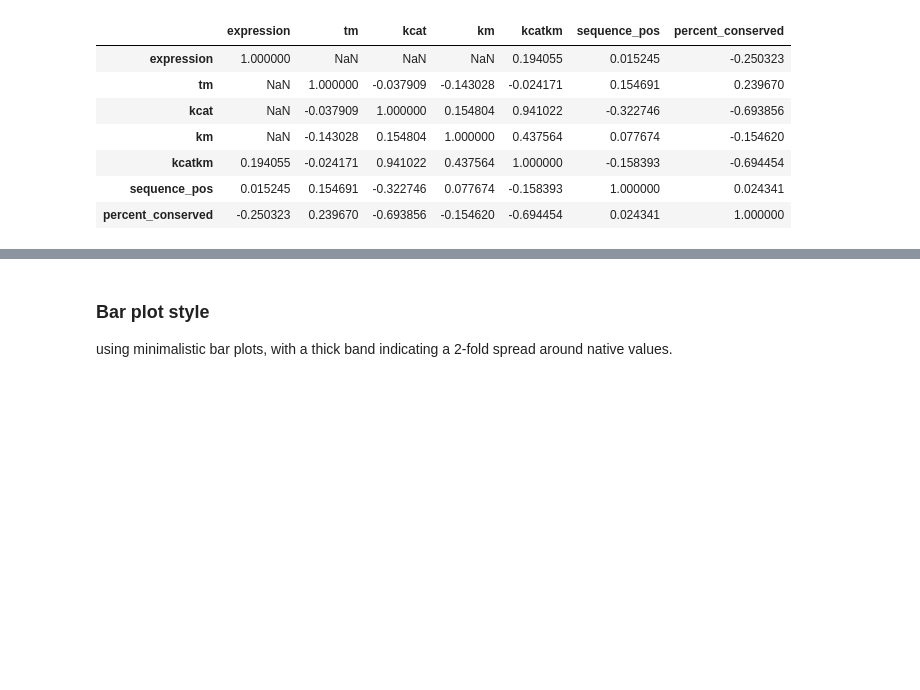
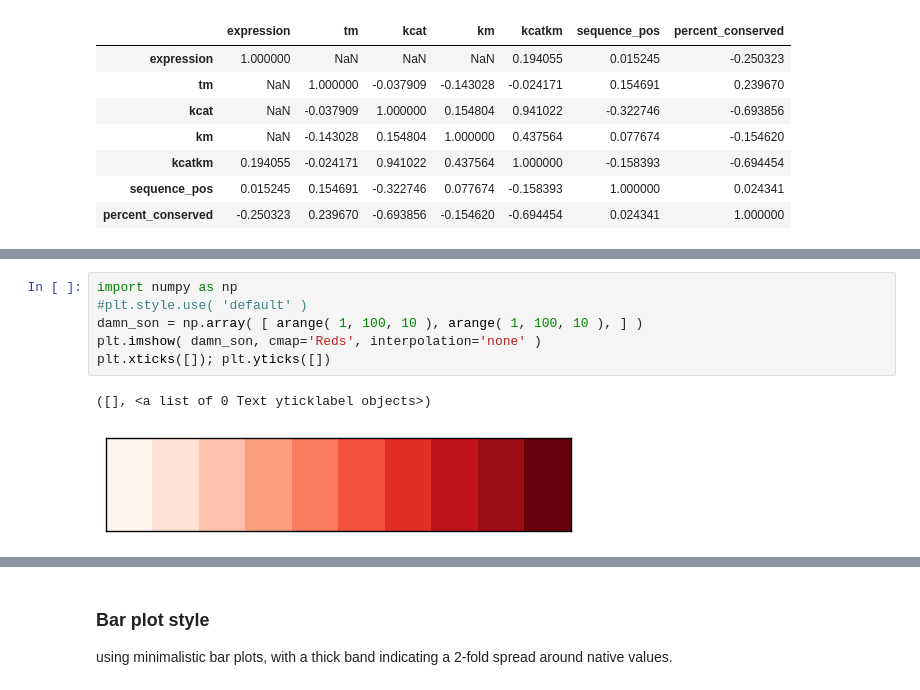
Before and after one commit to dacarlin/bglb_thermal, a Jupyter notebook: paper_draft/figures_for_paper.ipynb, the cells around one changed output, grey strips where cells are left out. Saved outputs shown, nothing was run; the diff lists cells and outputs as text; blank space fills up the shorter version.

```diff
--- a/paper_draft/figures_for_paper.ipynb
+++ b/paper_draft/figures_for_paper.ipynb
@@ -227,3 +227,12 @@ plt.imshow( damn_son, cmap='viridis', interpolation='none' )
+# %%
+import numpy as np
+#plt.style.use( 'default' )
+damn_son = np.array( [ arange( 1, 100, 10 ), arange( 1, 100, 10 ), ] )
+plt.imshow( damn_son, cmap='Reds', interpolation='none' )
+plt.xticks([]); plt.yticks([])
+# %% [output]
+([], <a list of 0 Text yticklabel objects>)
+[figure, added]
 # %%
 # color map
 
```
Also changed, not shown: parts of 7 cells of this notebook.
